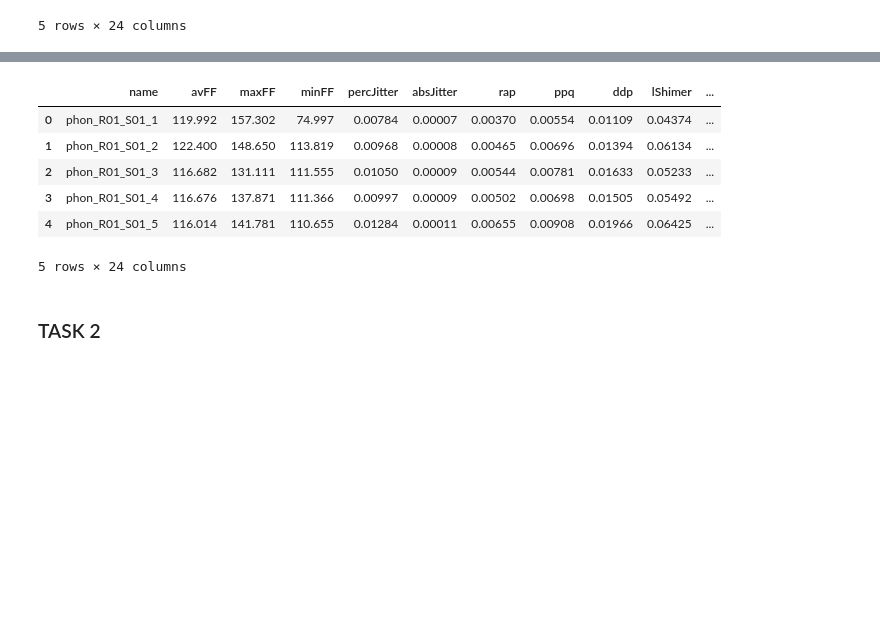
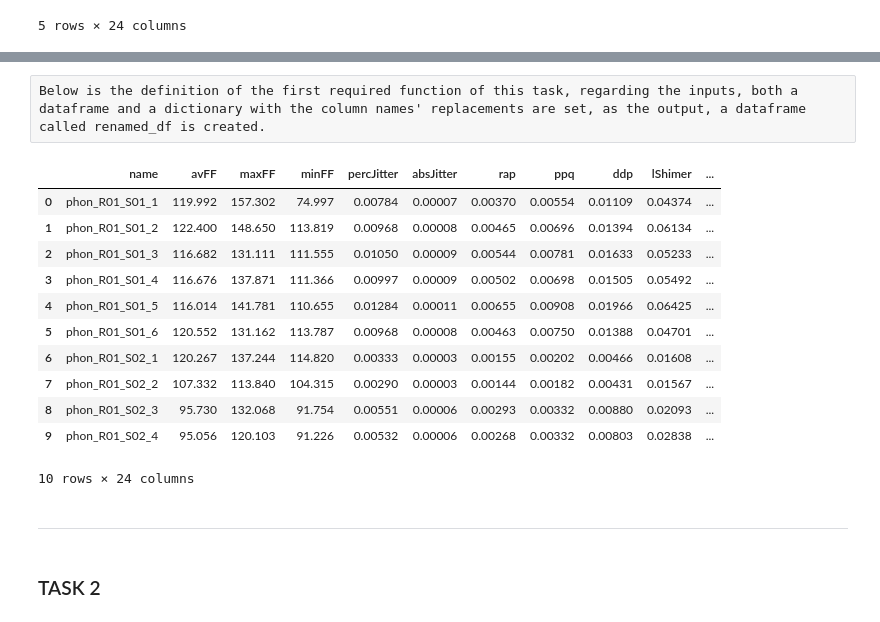
Before and after one commit to dparedga/SP_LAB, a Jupyter notebook: collaborator_1.ipynb, the cells around one changed output, grey strips where cells are left out. Saved outputs shown, nothing was run; the diff lists cells and outputs as text; code cells hidden in the pictures; blank space fills up the shorter version.

Commit message:
Update collaborator_1.ipynb
Addition of commentaries to the sections, as well as a deeper investigation for task 2's development

```diff
--- a/collaborator_1.ipynb
+++ b/collaborator_1.ipynb
@@ -69,22 +63,31 @@ dict_names = {'MDVP:Fhi(Hz)':'maxFF',
               'MDVP:APQ':'apq',
               'MDVP:Fo(Hz)':'avFF',
               'Shimmer:DDA':'dda'}
+# %% [raw]
+Below is the definition of the first required function of this task, regarding the inputs, both a dataframe and a dictionary with the column names' replacements are set, as the output, a dataframe called renamed_df is created.
 # %%
 def renamevars(df, dict_names):
     df.rename(columns = dict_names, inplace = True)
     renamed_df = df
     return renamed_df
-
-renamed_df = renamevars(df, dict_names)
-renamed_df.head(5)
-# %% [output]
-|  | name | avFF | maxFF | minFF | percJitter | absJitter | rap | ppq | ddp | lShimer | ... |
-| 0 | phon_R01_S01_1 | 119.992 | 157.302 | 74.997 | 0.00784 | 0.00007 | 0.00370 | 0.00554 | 0.01109 | 0.04374 | ... |
-| 1 | phon_R01_S01_2 | 122.400 | 148.650 | 113.819 | 0.00968 | 0.00008 | 0.00465 | 0.00696 | 0.01394 | 0.06134 | ... |
-| 2 | phon_R01_S01_3 | 116.682 | 131.111 | 111.555 | 0.01050 | 0.00009 | 0.00544 | 0.00781 | 0.01633 | 0.05233 | ... |
-| 3 | phon_R01_S01_4 | 116.676 | 137.871 | 111.366 | 0.00997 | 0.00009 | 0.00502 | 0.00698 | 0.01505 | 0.05492 | ... |
-| 4 | phon_R01_S01_5 | 116.014 | 141.781 | 110.655 | 0.01284 | 0.00011 | 0.00655 | 0.00908 | 0.01966 | 0.06425 | ... |
-5 rows × 24 columns
+# %%
+renamed_df = renamevars(df, dict_names)
+renamed_df.head(10)
+# %% [output]
+|  | name | avFF | maxFF | minFF | percJitter | absJitter | rap | ppq | ddp | lShimer | ... |
+| 0 | phon_R01_S01_1 | 119.992 | 157.302 | 74.997 | 0.00784 | 0.00007 | 0.00370 | 0.00554 | 0.01109 | 0.04374 | ... |
+| 1 | phon_R01_S01_2 | 122.400 | 148.650 | 113.819 | 0.00968 | 0.00008 | 0.00465 | 0.00696 | 0.01394 | 0.06134 | ... |
+| 2 | phon_R01_S01_3 | 116.682 | 131.111 | 111.555 | 0.01050 | 0.00009 | 0.00544 | 0.00781 | 0.01633 | 0.05233 | ... |
+| 3 | phon_R01_S01_4 | 116.676 | 137.871 | 111.366 | 0.00997 | 0.00009 | 0.00502 | 0.00698 | 0.01505 | 0.05492 | ... |
+| 4 | phon_R01_S01_5 | 116.014 | 141.781 | 110.655 | 0.01284 | 0.00011 | 0.00655 | 0.00908 | 0.01966 | 0.06425 | ... |
+| 5 | phon_R01_S01_6 | 120.552 | 131.162 | 113.787 | 0.00968 | 0.00008 | 0.00463 | 0.00750 | 0.01388 | 0.04701 | ... |
+| 6 | phon_R01_S02_1 | 120.267 | 137.244 | 114.820 | 0.00333 | 0.00003 | 0.00155 | 0.00202 | 0.00466 | 0.01608 | ... |
+| 7 | phon_R01_S02_2 | 107.332 | 113.840 | 104.315 | 0.00290 | 0.00003 | 0.00144 | 0.00182 | 0.00431 | 0.01567 | ... |
+| 8 | phon_R01_S02_3 | 95.730 | 132.068 | 91.754 | 0.00551 | 0.00006 | 0.00293 | 0.00332 | 0.00880 | 0.02093 | ... |
+| 9 | phon_R01_S02_4 | 95.056 | 120.103 | 91.226 | 0.00532 | 0.00006 | 0.00268 | 0.00332 | 0.00803 | 0.02838 | ... |
+10 rows × 24 columns
+# %% [markdown]
+----------------------------------------------------------------
 # %% [markdown]
 ### TASK 2
 # %% [markdown]
```
Also changed, not shown: parts of 17 cells of this notebook.
